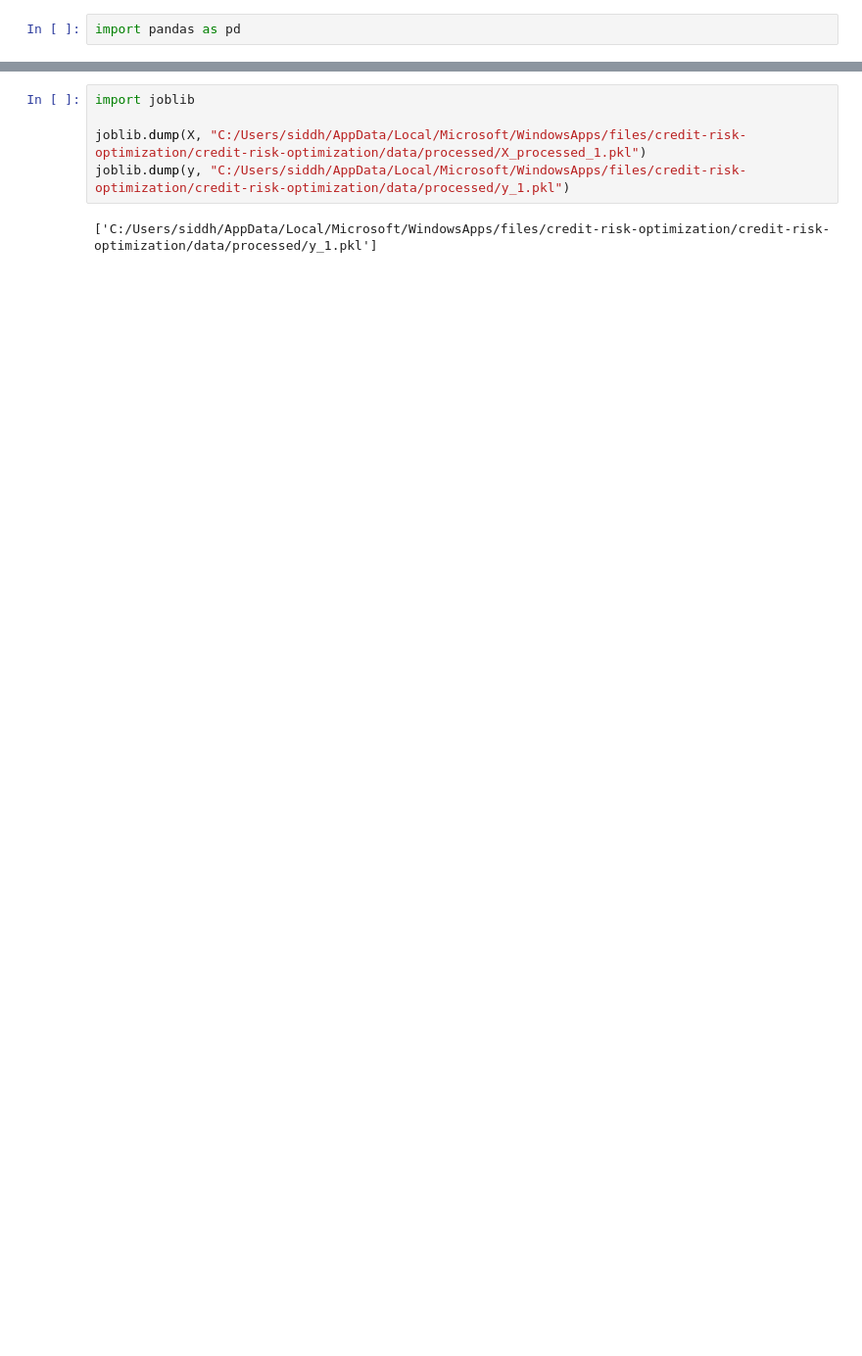
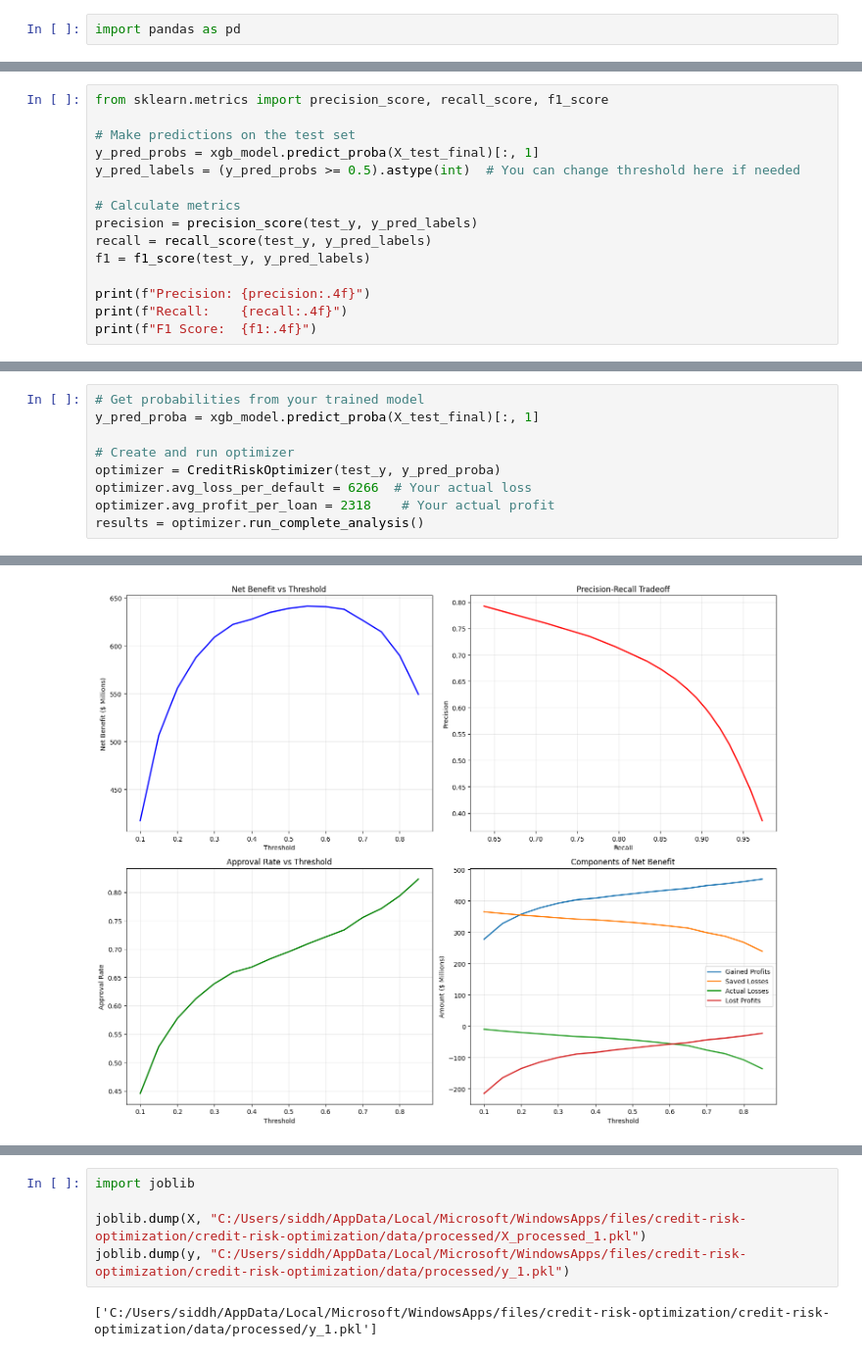
Before and after one commit to siddhantgopi/credit-risk-optimization, a Jupyter notebook: notebooks/02_Preprocessing.ipynb, the cells around one changed output, grey strips where cells are left out. Shown at 98% size. Saved outputs shown, nothing was run; the diff lists cells and outputs as text; blank space fills up the shorter version.

```diff
--- a/notebooks/02_Preprocessing.ipynb
+++ b/notebooks/02_Preprocessing.ipynb
@@ -430,0 +549,15 @@ Name: target, Length: 1860331, dtype: int64
+# %%
+from sklearn.metrics import precision_score, recall_score, f1_score
+
+# Make predictions on the test set
+y_pred_probs = xgb_model.predict_proba(X_test_final)[:, 1]
+y_pred_labels = (y_pred_probs >= 0.5).astype(int)  # You can change threshold here if needed
+
+# Calculate metrics
+precision = precision_score(test_y, y_pred_labels)
+recall = recall_score(test_y, y_pred_labels)
+f1 = f1_score(test_y, y_pred_labels)
+
+print(f"Precision: {precision:.4f}")
+print(f"Recall:    {recall:.4f}")
+print(f"F1 Score:  {f1:.4f}")
@@ -430,0 +994,10 @@ Name: target, Length: 1860331, dtype: int64
+# %%
+# Get probabilities from your trained model
+y_pred_proba = xgb_model.predict_proba(X_test_final)[:, 1]
+
+# Create and run optimizer
+optimizer = CreditRiskOptimizer(test_y, y_pred_proba)
+optimizer.avg_loss_per_default = 6266  # Your actual loss
+optimizer.avg_profit_per_loan = 2318    # Your actual profit
+results = optimizer.run_complete_analysis()
+# %% [output]
@@ -430,0 +1021 @@ Name: target, Length: 1860331, dtype: int64
+[figure, added]
```
Also changed, not shown: parts of 91 cells of this notebook.
